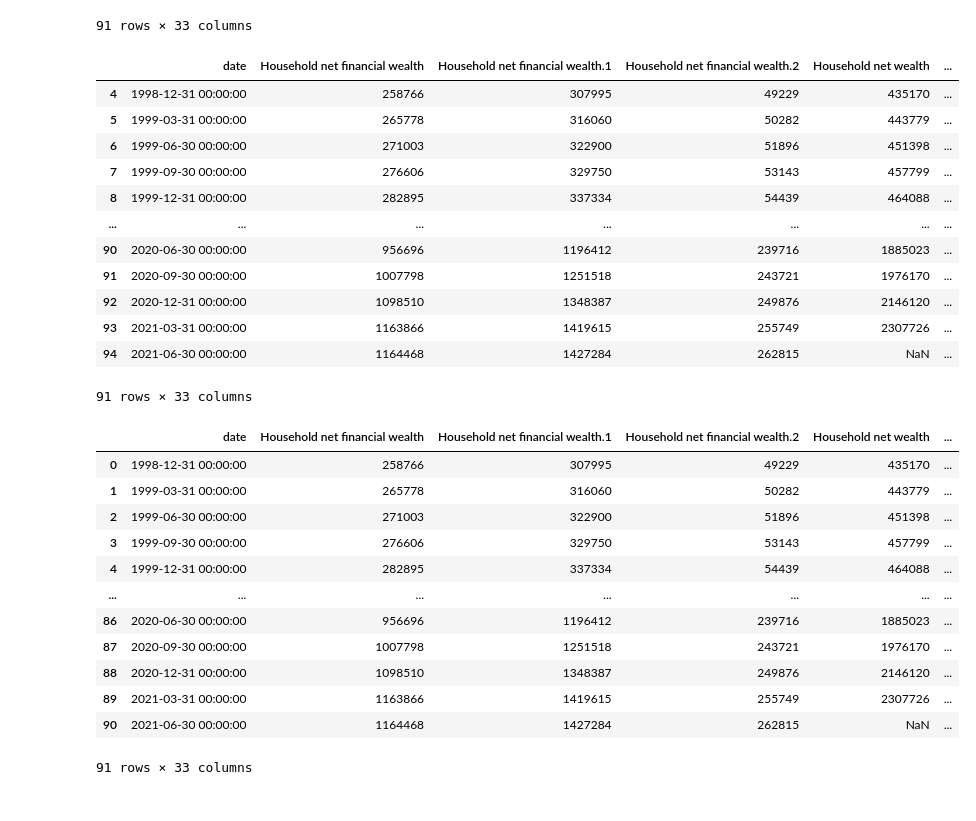
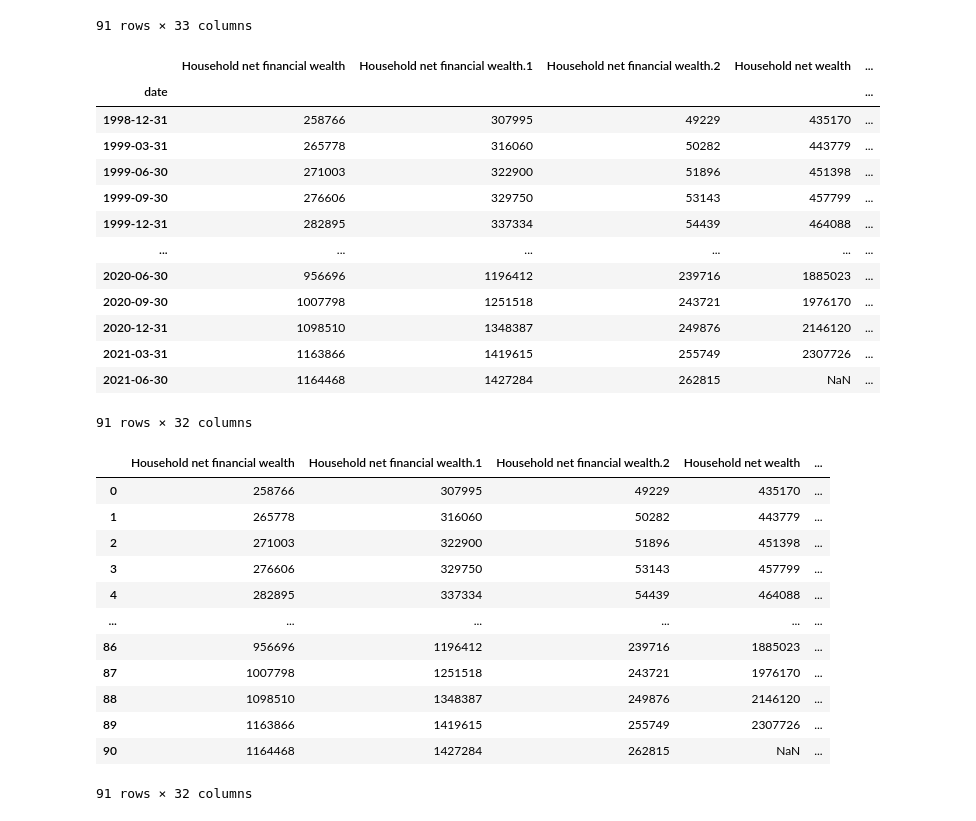
Before and after one commit to Sheepsta300/Machine-Learning-Project, a Jupyter notebook: Housing_Price_Predictor.ipynb, the cells around one changed output. Drawn from its saved outputs; the diff is of its cells as text; code cells hidden in the pictures.

```diff
--- a/Housing_Price_Predictor.ipynb
+++ b/Housing_Price_Predictor.ipynb
@@ -88,38 +104,39 @@ df_expenses
 # %%
 df_expenses.rename(columns={'Unnamed: 0': 'date'}, inplace=True)
 # %%
-df_expenses.set_index('date')
+df_expenses.set_index('date', inplace = True)
 df_expenses
 # %% [output]
-|  | date | Household net financial wealth | Household net financial wealth.1 | Household net financial wealth.2 | Household net wealth | ... |
-| 4 | 1998-12-31 00:00:00 | 258766 | 307995 | 49229 | 435170 | ... |
-| 5 | 1999-03-31 00:00:00 | 265778 | 316060 | 50282 | 443779 | ... |
-| 6 | 1999-06-30 00:00:00 | 271003 | 322900 | 51896 | 451398 | ... |
-| 7 | 1999-09-30 00:00:00 | 276606 | 329750 | 53143 | 457799 | ... |
-| 8 | 1999-12-31 00:00:00 | 282895 | 337334 | 54439 | 464088 | ... |
-| ... | ... | ... | ... | ... | ... | ... |
-| 90 | 2020-06-30 00:00:00 | 956696 | 1196412 | 239716 | 1885023 | ... |
-| 91 | 2020-09-30 00:00:00 | 1007798 | 1251518 | 243721 | 1976170 | ... |
-| 92 | 2020-12-31 00:00:00 | 1098510 | 1348387 | 249876 | 2146120 | ... |
-| 93 | 2021-03-31 00:00:00 | 1163866 | 1419615 | 255749 | 2307726 | ... |
-| 94 | 2021-06-30 00:00:00 | 1164468 | 1427284 | 262815 | NaN | ... |
+|  | Household net financial wealth | Household net financial wealth.1 | Household net financial wealth.2 | Household net wealth | ... |
+| date |  |  |  |  | ... |
+| 1998-12-31 | 258766 | 307995 | 49229 | 435170 | ... |
+| 1999-03-31 | 265778 | 316060 | 50282 | 443779 | ... |
+| 1999-06-30 | 271003 | 322900 | 51896 | 451398 | ... |
+| 1999-09-30 | 276606 | 329750 | 53143 | 457799 | ... |
+| 1999-12-31 | 282895 | 337334 | 54439 | 464088 | ... |
+| ... | ... | ... | ... | ... | ... |
+| 2020-06-30 | 956696 | 1196412 | 239716 | 1885023 | ... |
+| 2020-09-30 | 1007798 | 1251518 | 243721 | 1976170 | ... |
+| 2020-12-31 | 1098510 | 1348387 | 249876 | 2146120 | ... |
+| 2021-03-31 | 1163866 | 1419615 | 255749 | 2307726 | ... |
+| 2021-06-30 | 1164468 | 1427284 | 262815 | NaN | ... |
-91 rows × 33 columns
+91 rows × 32 columns
 # %%
 df_expenses.reset_index(drop = True)
 # %% [output]
-|  | date | Household net financial wealth | Household net financial wealth.1 | Household net financial wealth.2 | Household net wealth | ... |
-| 0 | 1998-12-31 00:00:00 | 258766 | 307995 | 49229 | 435170 | ... |
-| 1 | 1999-03-31 00:00:00 | 265778 | 316060 | 50282 | 443779 | ... |
-| 2 | 1999-06-30 00:00:00 | 271003 | 322900 | 51896 | 451398 | ... |
-| 3 | 1999-09-30 00:00:00 | 276606 | 329750 | 53143 | 457799 | ... |
-| 4 | 1999-12-31 00:00:00 | 282895 | 337334 | 54439 | 464088 | ... |
-| ... | ... | ... | ... | ... | ... | ... |
-| 86 | 2020-06-30 00:00:00 | 956696 | 1196412 | 239716 | 1885023 | ... |
-| 87 | 2020-09-30 00:00:00 | 1007798 | 1251518 | 243721 | 1976170 | ... |
-| 88 | 2020-12-31 00:00:00 | 1098510 | 1348387 | 249876 | 2146120 | ... |
-| 89 | 2021-03-31 00:00:00 | 1163866 | 1419615 | 255749 | 2307726 | ... |
-| 90 | 2021-06-30 00:00:00 | 1164468 | 1427284 | 262815 | NaN | ... |
+|  | Household net financial wealth | Household net financial wealth.1 | Household net financial wealth.2 | Household net wealth | ... |
+| 0 | 258766 | 307995 | 49229 | 435170 | ... |
+| 1 | 265778 | 316060 | 50282 | 443779 | ... |
+| 2 | 271003 | 322900 | 51896 | 451398 | ... |
+| 3 | 276606 | 329750 | 53143 | 457799 | ... |
+| 4 | 282895 | 337334 | 54439 | 464088 | ... |
+| ... | ... | ... | ... | ... | ... |
+| 86 | 956696 | 1196412 | 239716 | 1885023 | ... |
+| 87 | 1007798 | 1251518 | 243721 | 1976170 | ... |
+| 88 | 1098510 | 1348387 | 249876 | 2146120 | ... |
+| 89 | 1163866 | 1419615 | 255749 | 2307726 | ... |
+| 90 | 1164468 | 1427284 | 262815 | NaN | ... |
-91 rows × 33 columns
+91 rows × 32 columns
 # %%
 df_expenses.isna()
 # %% [output]
```
Also changed, not shown: parts of 57 cells of this notebook.
